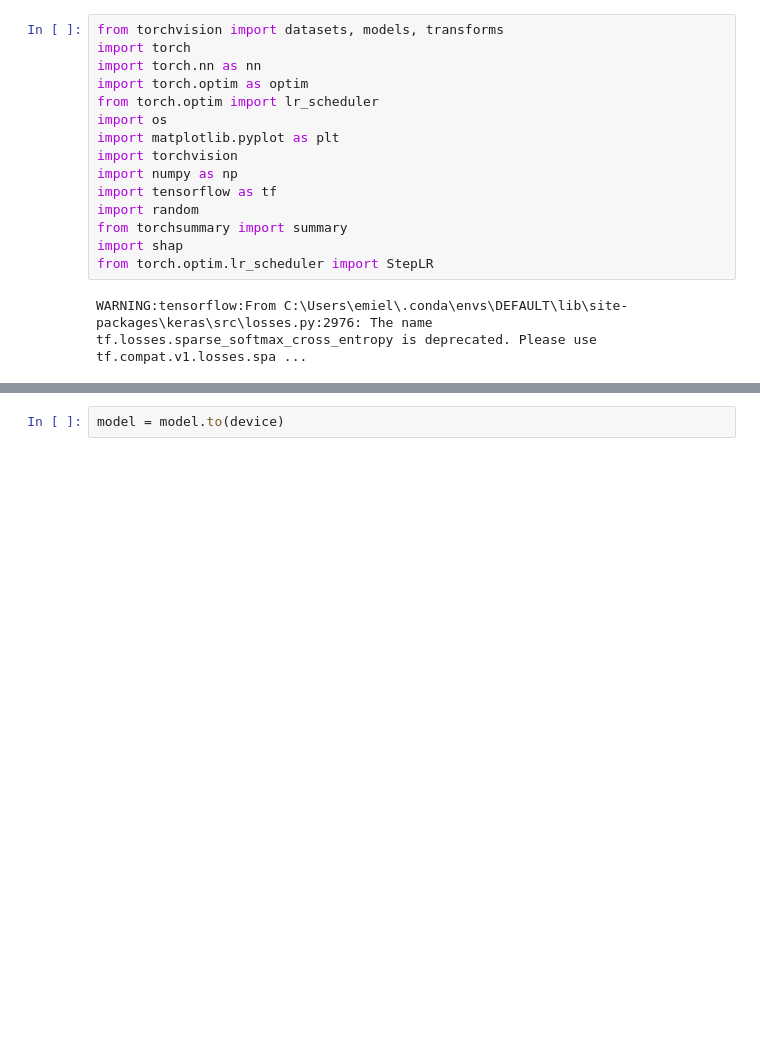
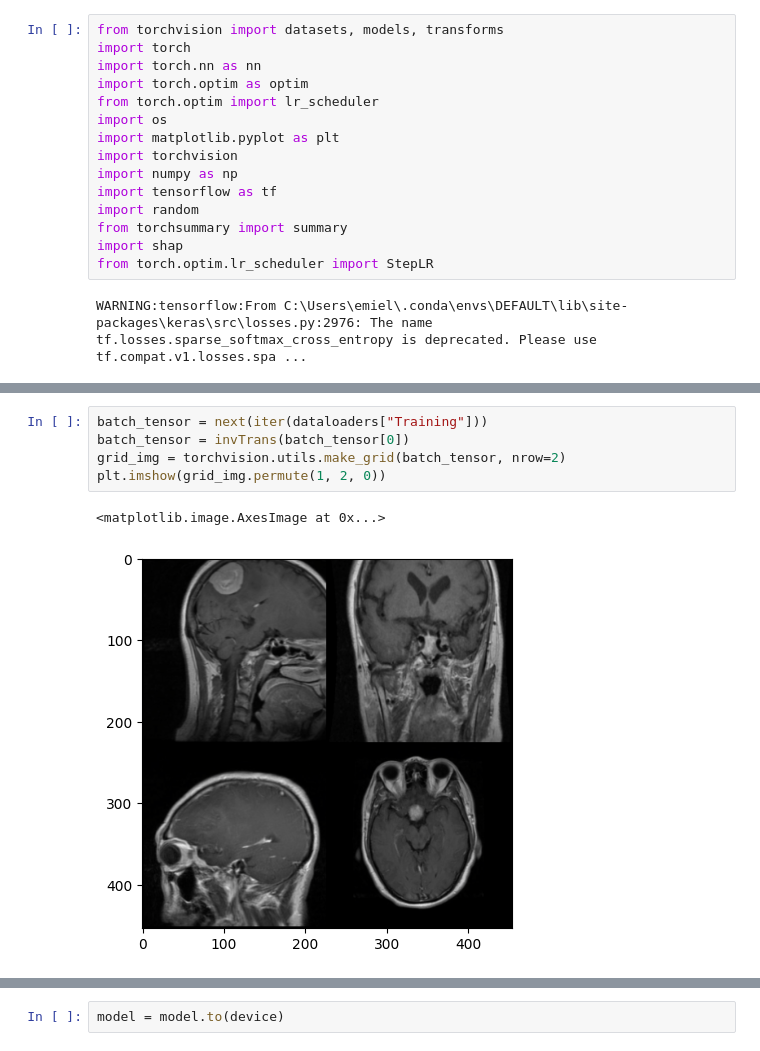
Before and after one commit to Verrem98/medical_XAI, a Jupyter notebook: mri.ipynb, the cells around one changed output, grey strips where cells are left out. Saved outputs shown, nothing was run; the diff lists cells and outputs as text; blank space fills up the shorter version.

```diff
--- a/mri.ipynb
+++ b/mri.ipynb
@@ -52,5 +61,13 @@ class_names = image_datasets['Training'].classes
 
 
 device = torch.device("cuda:0" if torch.cuda.is_available() else "cpu")
+# %%
+batch_tensor = next(iter(dataloaders["Training"]))
+batch_tensor = invTrans(batch_tensor[0])
+grid_img = torchvision.utils.make_grid(batch_tensor, nrow=2)
+plt.imshow(grid_img.permute(1, 2, 0))
+# %% [output]
+<matplotlib.image.AxesImage at 0x...>
+[figure, added]
 # %%
 criterion = nn.CrossEntropyLoss()
```
Also changed, not shown: parts of 11 cells of this notebook.
